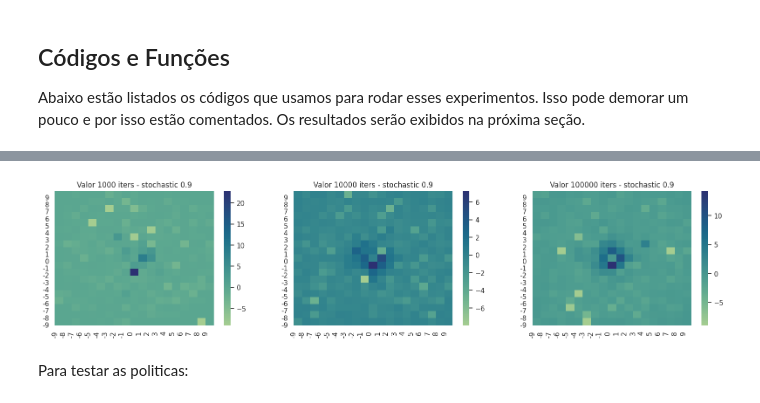
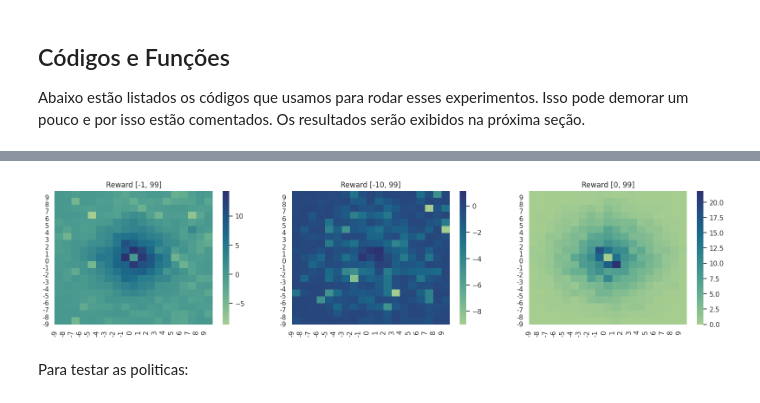
Before and after one commit to g-gibosky/RL-Snake-Game, a Jupyter notebook: SnakeGame2(1).ipynb, the cells around one changed output, grey strips where cells are left out. Drawn from its saved outputs; the diff is of its cells as text; code cells hidden in the pictures.

```diff
--- a/SnakeGame2(1).ipynb
+++ b/SnakeGame2(1).ipynb
@@ -400,31 +400,31 @@ for n in [1000, 10000, 100000, 1000000]:
 # %%
 #A proxima célula le a função valor salva dos treinamentos anteriores e plota ela
 # Assim, podemos avaliar como se comportam
 
-fig, axs = plt.subplots(1, 3, figsize=(20, 4))
-for i, n in enumerate([1000, 10000, 100000]):
-  with open(f'value_function_hyper_stochastic_all_{n}runs.pkl', 'rb') as fp:
-    value_function = pickle.load(fp)
+# fig, axs = plt.subplots(1, 3, figsize=(20, 4))
+# for i, n in enumerate([[-1, 99], [-10,99], [0, 99]]):
+#   with open(f'value_function_reward{i}_100000runs.pkl', 'rb') as fp:
+#     value_function = pickle.load(fp)
 
-  #value_function = agent.value_function
-  matrix_values = np.zeros((19, 19))
-  for k in list(value_function.keys()):
-    x = int(k.split(',')[0].split('(')[1])
-    y = int(k.split(',')[1].split(')')[0])
+#   #value_function = agent.value_function
+#   matrix_values = np.zeros((19, 19))
+#   for k in list(value_function.keys()):
+#     x = int(k.split(',')[0].split('(')[1])
+#     y = int(k.split(',')[1].split(')')[0])
 
-    matrix_values[x+9][y+9] = value_function[k]
+#     matrix_values[x+9][y+9] = value_function[k]
 
-  matrix_values[9][9] = 0
+#   matrix_values[9][9] = 0
 
-  sns.heatmap(matrix_values, ax = axs[i], cmap="crest")#, annot = True)
-  axs[i].invert_yaxis()
-  axs[i].set_xticks(range(19))
-  axs[i].set_xticklabels([-9,-8,-7,-6,-5,-4,-3,-2,-1,0,1,2,3,4,5,6,7,8,9])
-  axs[i].set_yticks(range(19))
-  axs[i].set_yticklabels([-9,-8,-7,-6,-5,-4,-3,-2,-1,0,1,2,3,4,5,6,7,8,9])
-  axs[i].set_title(f'Valor {n} iters - stochastic 0.9')
+#   sns.heatmap(matrix_values, ax = axs[i], cmap="crest")#, annot = True)
+#   axs[i].invert_yaxis()
+#   axs[i].set_xticks(range(19))
+#   axs[i].set_xticklabels([-9,-8,-7,-6,-5,-4,-3,-2,-1,0,1,2,3,4,5,6,7,8,9])
+#   axs[i].set_yticks(range(19))
+#   axs[i].set_yticklabels([-9,-8,-7,-6,-5,-4,-3,-2,-1,0,1,2,3,4,5,6,7,8,9])
+#   axs[i].set_title(f'Reward {n}')
 # %% [output]
-[figure, old version]
+[figure, new version]
 # %% [markdown]
 Para testar as politicas:
 # %%
```
Also changed, not shown: parts of 20 cells of this notebook.
